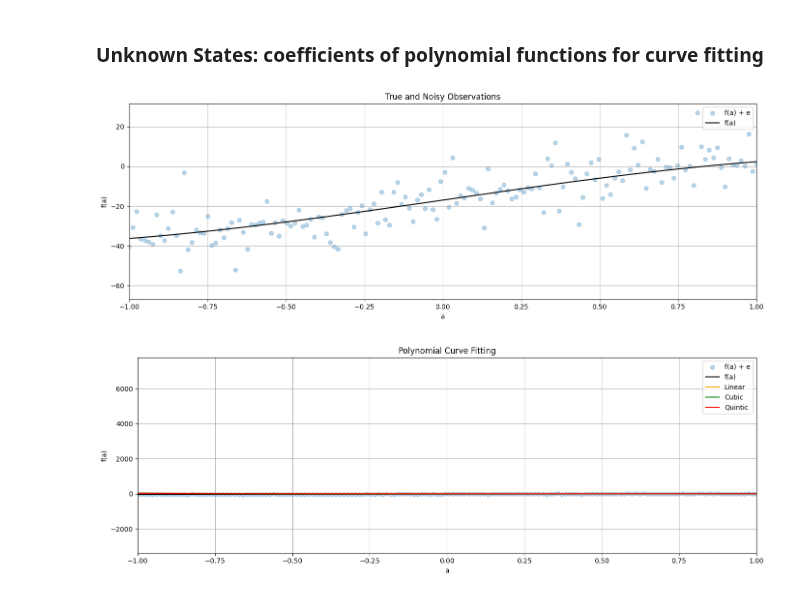
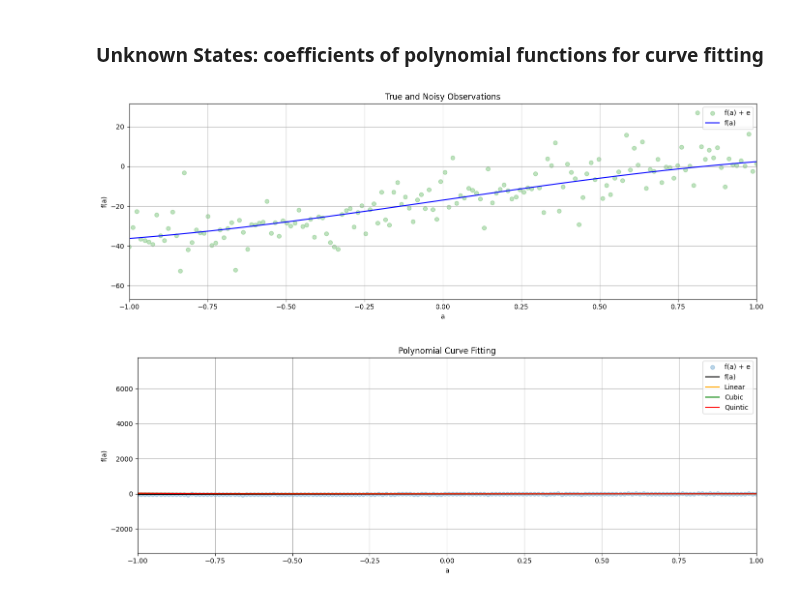
Before and after one commit to ChisomOnyeukwu/engg680_2024_fall, a Jupyter notebook: Lab_Assignment2/Assignment2.ipynb, the cells around one changed output. Drawn from its saved outputs; the diff is of its cells as text; code cells hidden in the pictures.

```diff
--- a/Lab_Assignment2/Assignment2.ipynb
+++ b/Lab_Assignment2/Assignment2.ipynb
@@ -75,32 +75,32 @@ a = np.linspace(start, end, n)
 # %%
 # step 4
 # use the matplotlib to plot the true and noisy observations together in one single figure
 # use scatter for noisy observation plotting
 # for the true observation, label it as "f(a)"" and set color as 'k'
 # for the noisy observation scatter plot, label it as "f(a) + e", set color as 'tab:blue', set marker as 'o' and set alpha as 0.3
 # include proper axis labels, legend and title
 # scale the range of x-axis to be -1 to 1
 # keep this format for the rest of the plots in this lab assignment
 # (2 marks)
 
 fig, ax = plt.subplots(nrows=1, ncols=1, figsize=(14, 5))
 
 # plot noisy observations
-ax.scatter(a, l, color='tab:blue', marker='o', alpha=0.3, label='f(a) + e')
+ax.scatter(a, l, color='tab:green', marker='o', alpha=0.3, label='f(a) + e')
 # plot true observations
-ax.plot(a, l_true, color='k', label='f(a)')
+ax.plot(a, l_true, color='b', label='f(a)')
 
 # customize the plot
 ax.set_xlabel('a') # set x-axis label
 ax.set_ylabel('f(a)') # set y-axis label
 ax.set_title('True and Noisy Observations') # set title
 ax.set_xlim([-1, 1]) # scale x-axis to -1 to 1
-ax.legend() # add a legend
+ax.legend() # show legend
 
 ax.grid(True, which='both',ls='-',color='0.65')
 fig.tight_layout()
 # %% [output]
-[figure, old version]
+[figure, new version]
 # %%
 # step 5
 # define a curve fitting function named fit_polynomial_curve
```
Also changed, not shown: parts of 14 cells of this notebook.
